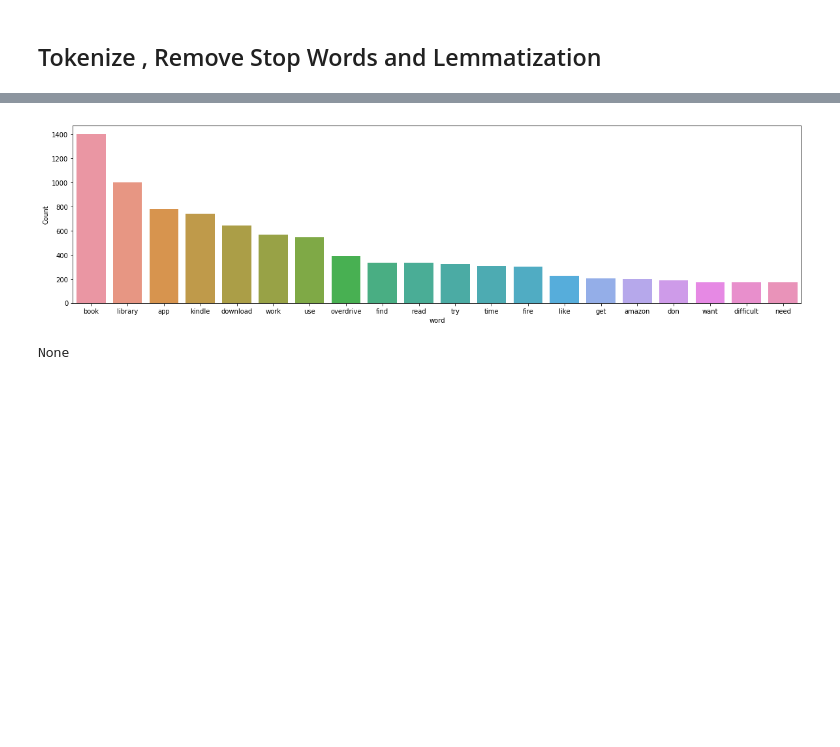
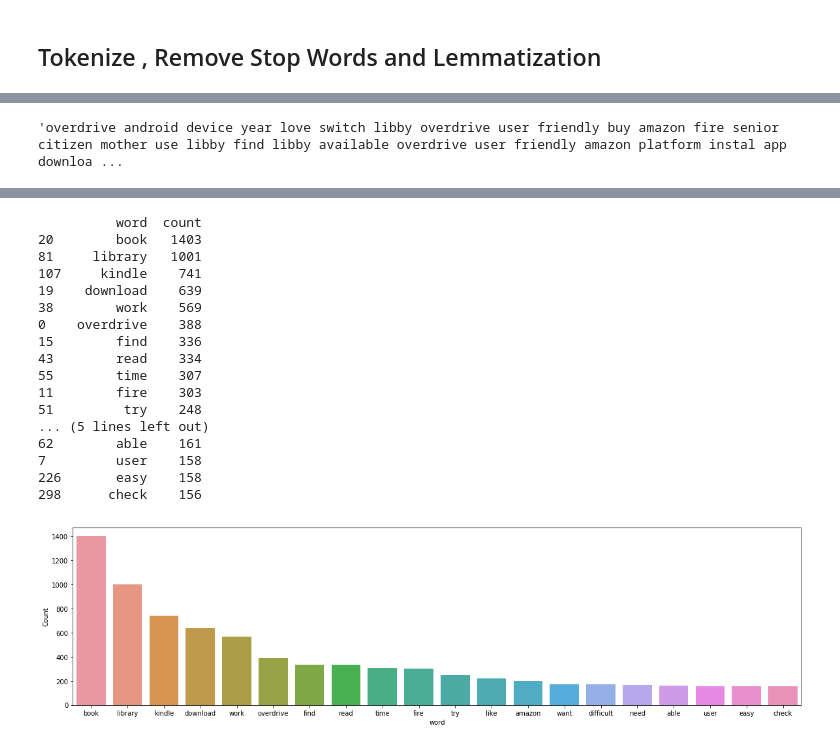
Before and after one commit to Cristinamulas/Amazon-Classifier, a Jupyter notebook: Data Cleaning.ipynb, the cells around one changed output, grey strips where cells are left out. Saved outputs shown, nothing was run; the diff lists cells and outputs as text; code cells hidden in the pictures; blank space fills up the shorter version.

```diff
--- a/Data Cleaning.ipynb
+++ b/Data Cleaning.ipynb
@@ -40,0 +109,3 @@ df.drop_duplicates(subset=['Reviews'],keep=False,inplace = True)
+# %%
+# removing some of the features that are not going to be heplfull for my model
+df = df.drop(['Date', 'Month' , 'Month_values','Reviews_len' ], axis = 1 )
@@ -87,4 +194,4 @@ clean_data(df)
 | 6 | it does not seem to have the abil... | march | amazon customer | annoying steps |
 # %%
 # removing words less than 3
-df['Reviews'] = df['Reviews'].apply(lambda x: ' '.join([w for w in x.split() if len(w)>2]))
+df['Reviews'] = df['Reviews'].apply(lambda x: ' '.join([w for w in x.split() if len(w)>3]))
@@ -99,3 +212,5 @@ def remove_stop(doc_tokens):
     return [token.lemma_ for token in doc_tokens if not token.is_stop]
 # %%
 df['Reviews_tokenize'] = df['Reviews'].apply(lambda x: remove_stop(nlp(x)))
+# %%
+df['try_'] = df['Reviews_tokenize'].apply(lambda x : len(x))
@@ -102,27 +238,50 @@ df['Reviews_tokenize'] = df['Reviews'].apply(lambda x: remove_stop(nlp(x)))
 # %%
 df['Reviews_tokenize_join'] = df['Reviews_tokenize'].apply(lambda x: ' '.join(x))
+# %%
+df['Reviews_tokenize_join'][2]
+# %% [output]
+'overdrive android device year love switch libby overdrive user friendly buy amazon fire senior citizen mother use libby find libby available overdrive user friendly amazon platform instal app downloa ...
 # %%
 # from collections import Counter
 # df['Reviews_tokenize_count'] = df['Reviews_tokenize'].apply(lambda x:Counter(x))
 # %%
 # df['Reviews_tokenize_count']
 # %%
-def freq_words(x, terms = 20):
-    all_words = ' '.join([text for text in x])
+def words_frequency (string):
+    dict_ = {}
+    all_words = ' '.join([text for text in string])
     all_words = all_words.split()
-
-
-    fdist = FreqDist(all_words)
-    words_df = pd.DataFrame({'word':list(fdist.keys()), 'count':list(fdist.values())})
-    # selecting top 20 most frequent words
-    d = words_df.nlargest(columns="count", n = terms)
+    for i in all_words:
+        if i not in dict_:
+            dict_[i] = 1
+        else:
+            dict_[i] += 1
+    words_df = pd.DataFrame({'word': list(dict_.keys()) , 'count':list(dict_.values())})
+    df_sort = words_df.nlargest(columns = 'count' , n = 20)
+    print(df_sort)
     plt.figure(figsize=(20,5))
-    ax = sns.barplot(data=d, x= "word", y = "count")
+    ax = sns.barplot(data=df_sort, x= "word", y = "count")
     ax.set(ylabel = 'Count')
     return plt.show()
 # %%
-print(freq_words(df['Reviews_tokenize_join']))
+words_frequency(df['Reviews_tokenize_join'])
 # %% [output]
 [interactive output not drawn]
+          word  count
+20        book   1403
+81     library   1001
+107     kindle    741
+19    download    639
+38        work    569
+0    overdrive    388
+15        find    336
+43        read    334
+55        time    307
+11        fire    303
+51         try    248
+... (5 lines left out)
+62        able    161
+7         user    158
+226       easy    158
+298      check    156
-[figure, old version]
+[figure, new version]
-None
```
Also changed, not shown: parts of 52 cells of this notebook.
